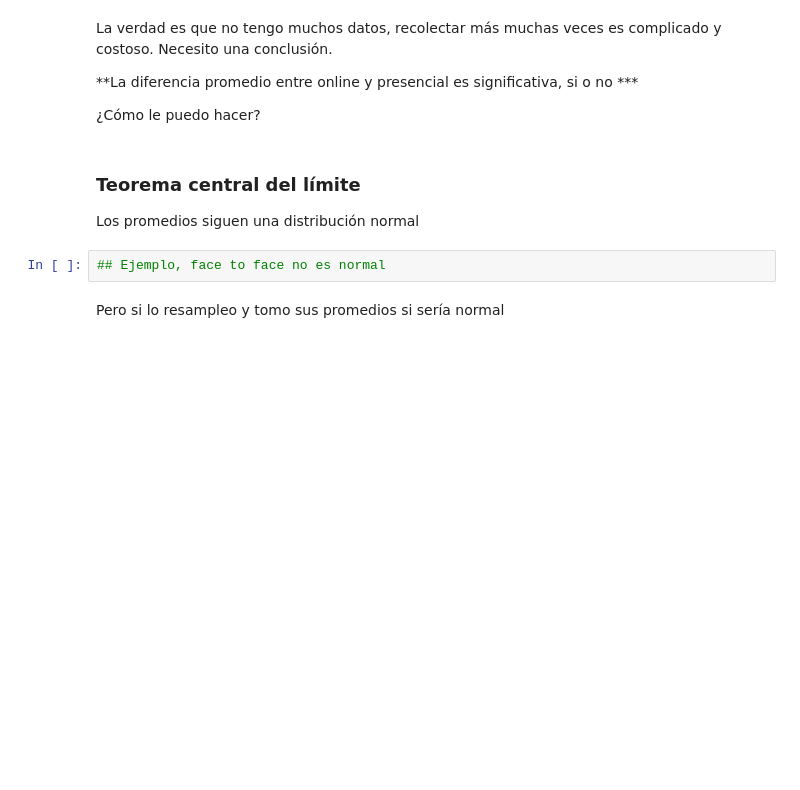
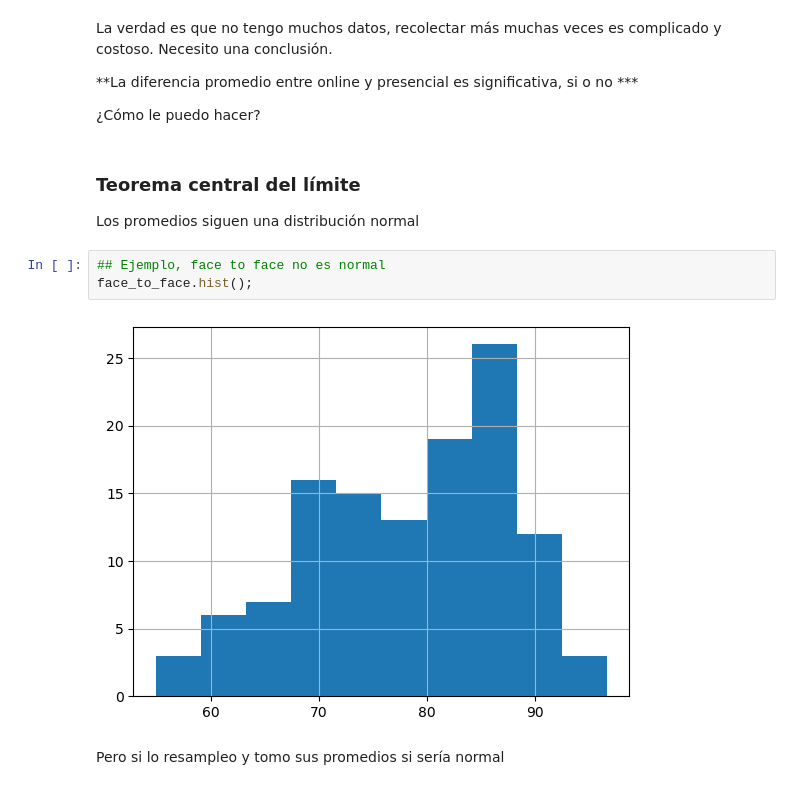
Before and after one commit to LuisMB09/lab_aprendizaje_estadistico, a Jupyter notebook: AB test_sin_resolver.ipynb, the cells around one changed output. Drawn from its saved outputs; the diff is of its cells as text; blank space fills up the shorter version.

```diff
--- a/AB test_sin_resolver.ipynb
+++ b/AB test_sin_resolver.ipynb
@@ -30,5 +40,8 @@ La verdad es que no tengo muchos datos, recolectar más muchas veces es complica
 Los promedios siguen una distribución normal
 # %%
 ## Ejemplo, face to face no es normal
+face_to_face.hist();
+# %% [output]
+[figure, added]
 # %% [markdown]
 Pero si lo resampleo y tomo sus promedios si sería normal
```
Also changed, not shown: parts of 4 cells of this notebook.
